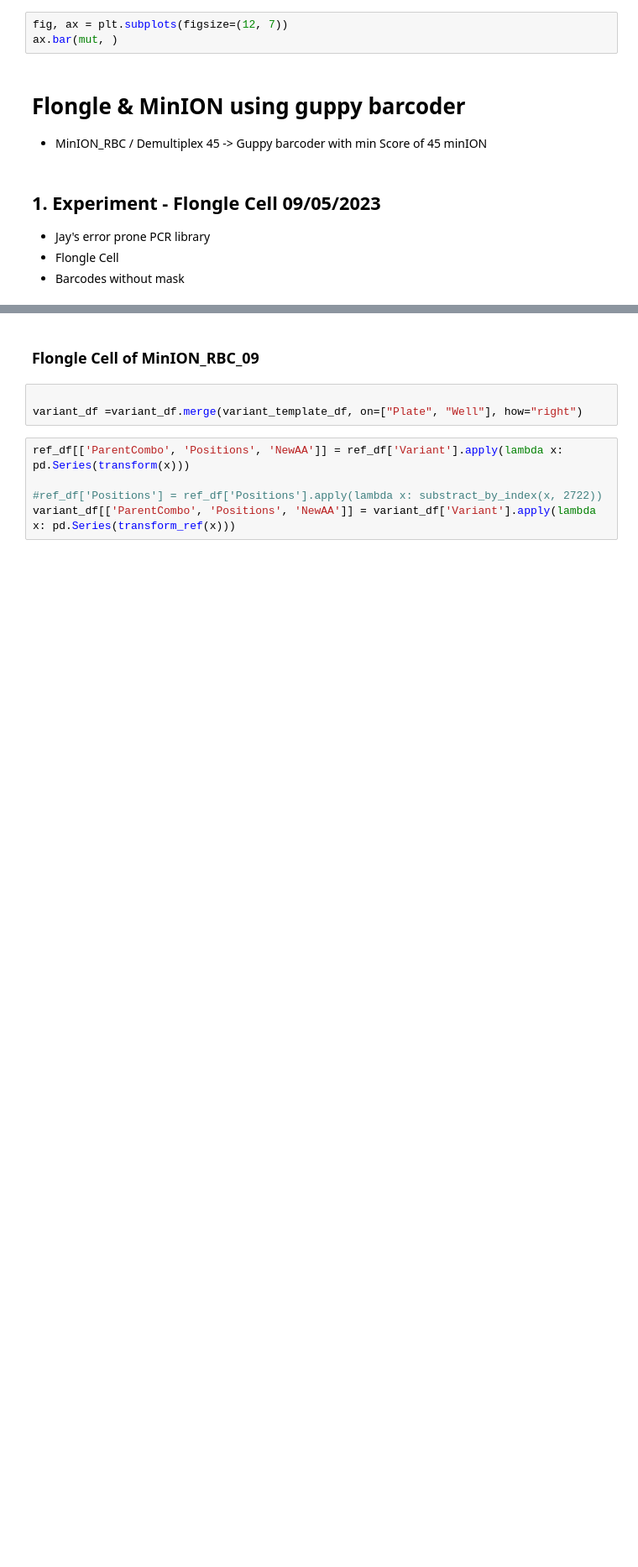
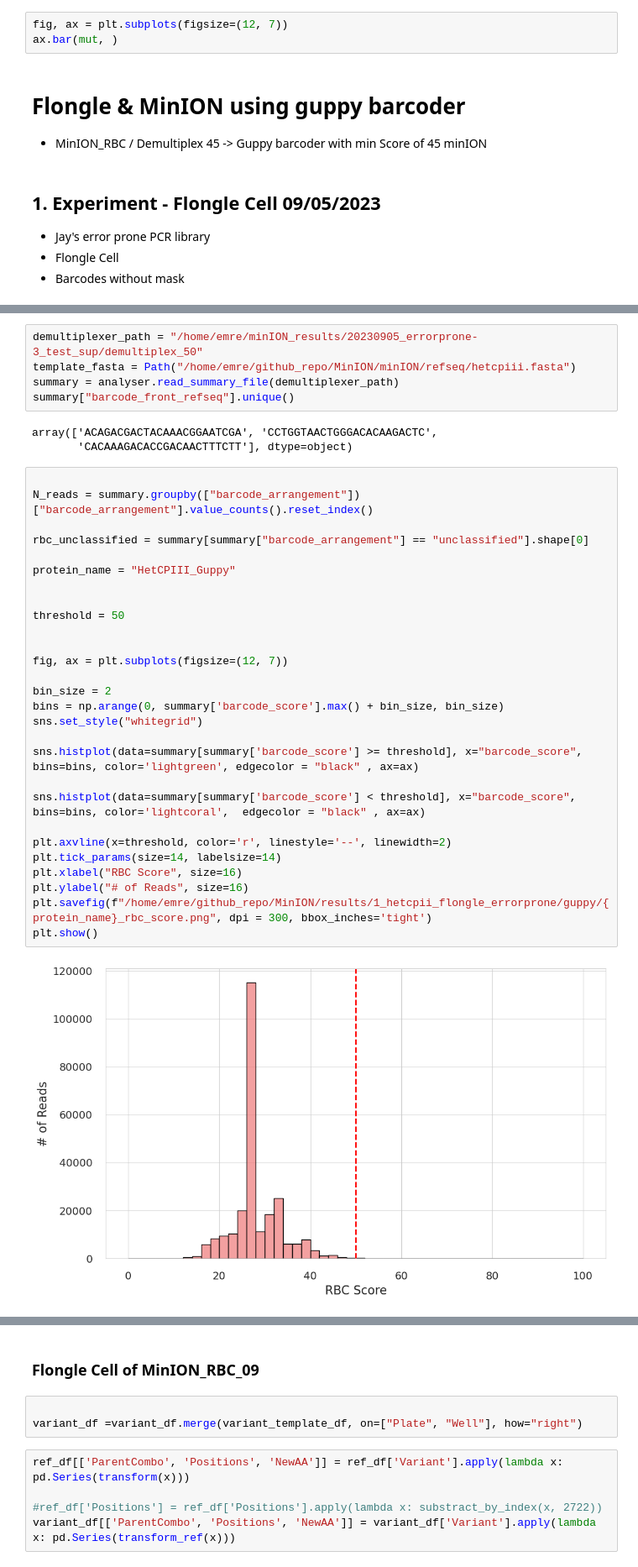
Before and after one commit to fhalab/LevSeq, a Jupyter notebook: examples/data_analysis.ipynb, the cells around one changed output, grey strips where cells are left out. Shown at 84% size. Cells and saved outputs as stored; diff of their text form; blank space fills up the shorter version.

```diff
--- a/examples/data_analysis.ipynb
+++ b/examples/data_analysis.ipynb
@@ -506,0 +558,38 @@ for read_id, qualities in read_qualities.items():
+# %%
+demultiplexer_path = "/home/emre/minION_results/20230905_errorprone-3_test_sup/demultiplex_50"
+template_fasta = Path("/home/emre/github_repo/MinION/minION/refseq/hetcpiii.fasta")
+summary = analyser.read_summary_file(demultiplexer_path)
+summary["barcode_front_refseq"].unique()
+# %% [output]
+array(['ACAGACGACTACAAACGGAATCGA', 'CCTGGTAACTGGGACACAAGACTC',
+       'CACAAAGACACCGACAACTTTCTT'], dtype=object)
+# %%
+
+N_reads = summary.groupby(["barcode_arrangement"])["barcode_arrangement"].value_counts().reset_index()
+
+rbc_unclassified = summary[summary["barcode_arrangement"] == "unclassified"].shape[0]
+
+protein_name = "HetCPIII_Guppy"
+
+
+threshold = 50
+
+
+fig, ax = plt.subplots(figsize=(12, 7))
+
+bin_size = 2
+bins = np.arange(0, summary['barcode_score'].max() + bin_size, bin_size)
+sns.set_style("whitegrid")
+
+sns.histplot(data=summary[summary['barcode_score'] >= threshold], x="barcode_score", bins=bins, color='lightgreen', edgecolor = "black" , ax=ax)
+
+sns.histplot(data=summary[summary['barcode_score'] < threshold], x="barcode_score", bins=bins, color='lightcoral',  edgecolor = "black" , ax=ax)
+
+plt.axvline(x=threshold, color='r', linestyle='--', linewidth=2)
+plt.tick_params(size=14, labelsize=14)
+plt.xlabel("RBC Score", size=16)
+plt.ylabel("# of Reads", size=16)
+plt.savefig(f"/home/emre/github_repo/MinION/results/1_hetcpii_flongle_errorprone/guppy/{protein_name}_rbc_score.png", dpi = 300, bbox_inches='tight')
+plt.show()
+# %% [output]
+[figure, added]
```
Also changed, not shown: parts of 25 cells of this notebook, 4 other files.
